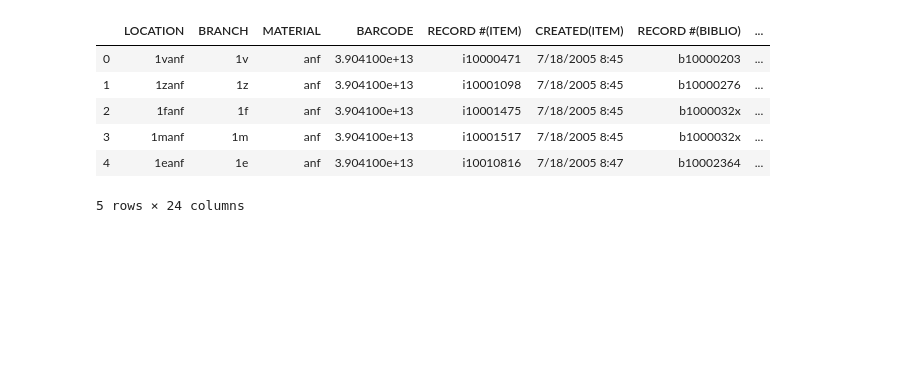
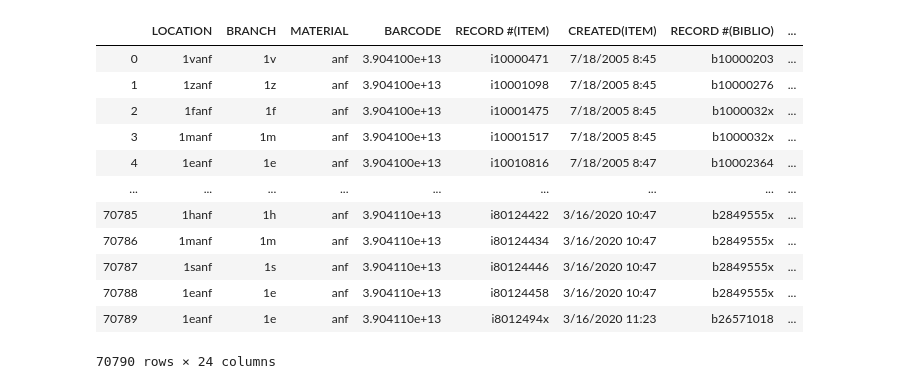
Before and after one commit to Duong-Luu/Library-Circulation-Data-Project, a Jupyter notebook: Library_Project1.ipynb, the cells around one changed output. Drawn from its saved outputs; the diff is of its cells as text; code cells hidden in the pictures; blank space fills up the shorter version.

```diff
--- a/Library_Project1.ipynb
+++ b/Library_Project1.ipynb
@@ -3,11 +4,17 @@ import pandas as pd
 # %%
-smcl_data = pd.read_csv("Project-1/SMCL_ANF_Items.csv")
-smcl_data.head()
+smcl_data = pd.read_csv("SMCL_ANF_Items.csv")
+smcl_data
 # %% [output]
 |  | LOCATION | BRANCH | MATERIAL | BARCODE | RECORD #(ITEM) | CREATED(ITEM) | RECORD #(BIBLIO) | ... |
 | 0 | 1vanf | 1v | anf | 3.904100e+13 | i10000471 | 7/18/2005 8:45 | b10000203 | ... |
 | 1 | 1zanf | 1z | anf | 3.904100e+13 | i10001098 | 7/18/2005 8:45 | b10000276 | ... |
 | 2 | 1fanf | 1f | anf | 3.904100e+13 | i10001475 | 7/18/2005 8:45 | b1000032x | ... |
 | 3 | 1manf | 1m | anf | 3.904100e+13 | i10001517 | 7/18/2005 8:45 | b1000032x | ... |
 | 4 | 1eanf | 1e | anf | 3.904100e+13 | i10010816 | 7/18/2005 8:47 | b10002364 | ... |
+| ... | ... | ... | ... | ... | ... | ... | ... | ... |
+| 70785 | 1hanf | 1h | anf | 3.904110e+13 | i80124422 | 3/16/2020 10:47 | b2849555x | ... |
+| 70786 | 1manf | 1m | anf | 3.904110e+13 | i80124434 | 3/16/2020 10:47 | b2849555x | ... |
+| 70787 | 1sanf | 1s | anf | 3.904110e+13 | i80124446 | 3/16/2020 10:47 | b2849555x | ... |
+| 70788 | 1eanf | 1e | anf | 3.904110e+13 | i80124458 | 3/16/2020 10:47 | b2849555x | ... |
+| 70789 | 1eanf | 1e | anf | 3.904110e+13 | i8012494x | 3/16/2020 11:23 | b26571018 | ... |
-5 rows × 24 columns
+70790 rows × 24 columns
```
Also changed, not shown: parts of 4 cells of this notebook.
